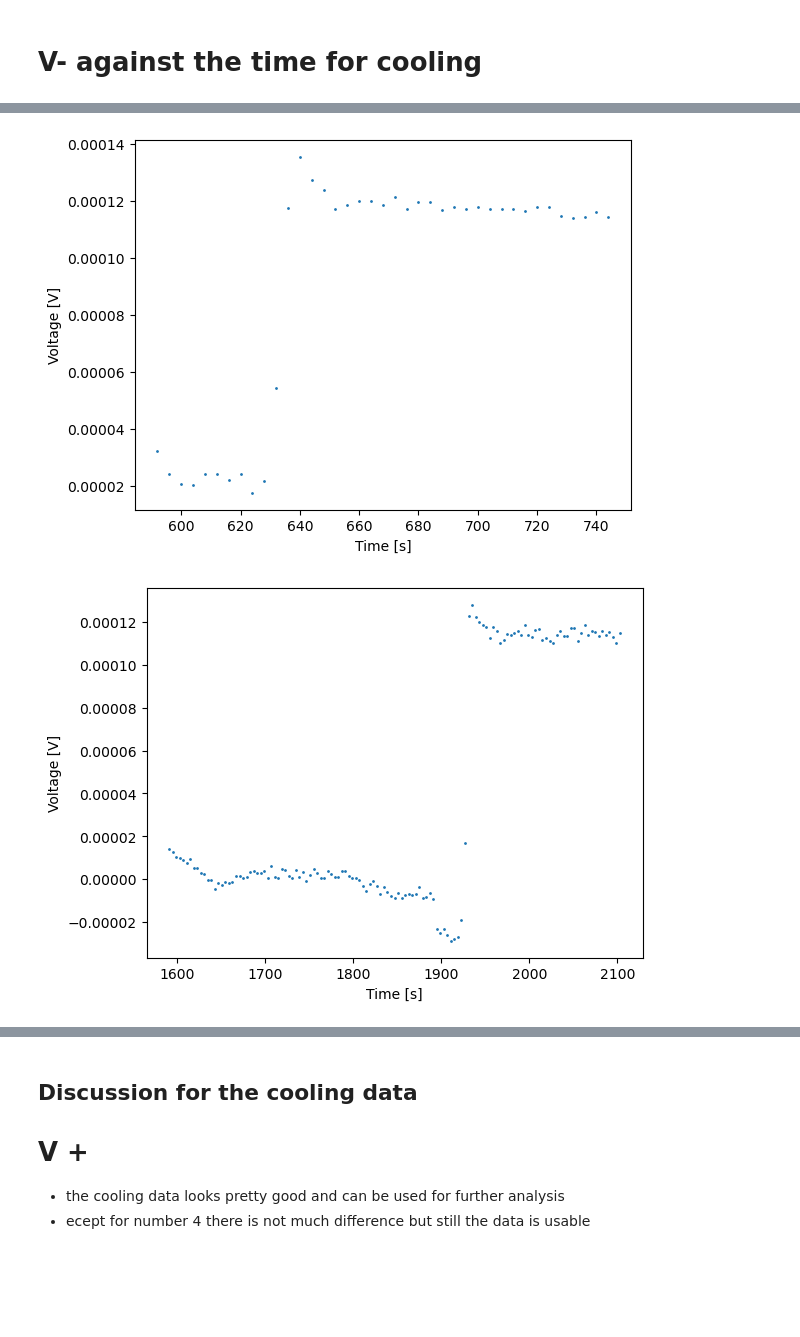
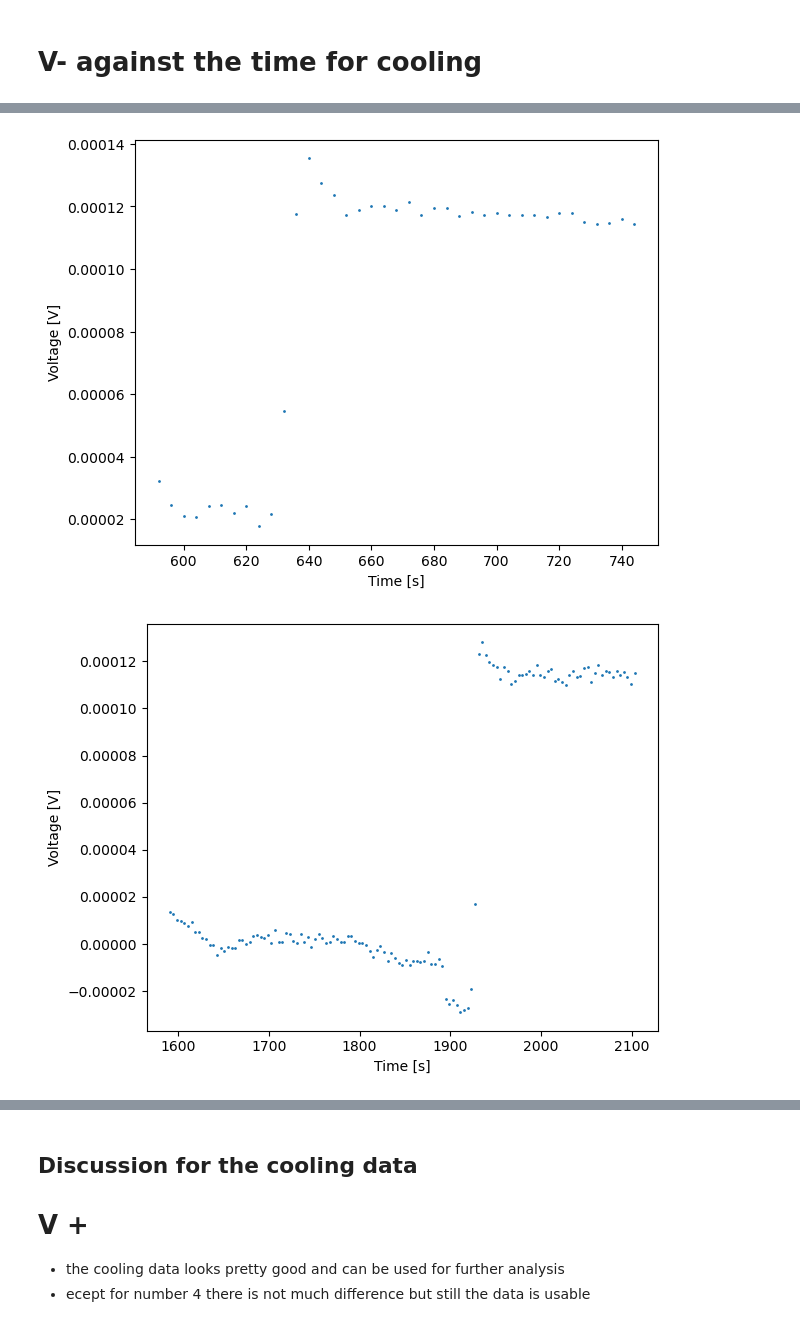
Before and after one commit to JanZur/Solid_state_physics_lab, a Jupyter notebook: solidstates_lab.ipynb, the cells around one changed output, grey strips where cells are left out. Drawn from its saved outputs; the diff is of its cells as text; code cells hidden in the pictures; blank space fills up the shorter version.

```diff
--- a/solidstates_lab.ipynb
+++ b/solidstates_lab.ipynb
@@ -27,12 +27,3 @@ for data in all_data :
 'all_data = [measurement_01_data, measurement_02_data, measurement_03_data, measurement_04_data, measurement_05_data,\n             measurement_06_data]\n\nfor data in all_data :\n    data[:,4] = -dat ...
 # %% [markdown]
 Tbefore, I+, V+, I-, V-, Tafter, Tbase,Time
-# %%
-#plot the temperature average against the average of voltage
-
-
-for data in all_data :
-    plt.scatter(data[:,5],data[:,4], s = 1)
-    plt.xlabel('Temperature [K]')
-    plt.ylabel('Voltage [V]')
-    plt.xlim(80,150)
@@ -144,12 +133,13 @@ heating_data_06 = measurement_06_data
 #plot the voltage V+ against the time for the heating and cooling data only for heating
 titles = ['heating_time_vs_voltage_01_Vplus.png', 'heating_time_vs_voltage_02_Vplus.png', 'heating_time_vs_voltage_03_Vplus.png',
           'heating_time_vs_voltage_04_Vplus.png', 'heating_time_vs_voltage_05_Vplus.png', 'heating_time_vs_voltage_06_Vplus.png']
+titles = titles[::-1]
 for data in [heating_data_01, heating_data_02, heating_data_03, heating_data_04, heating_data_05, heating_data_06] :
     plt.scatter(data[:,7], data[:,2], s = 1)
     plt.xlabel('Time [s]')
     plt.ylabel('Voltage [V]')
     #invert title array
-    titles = titles[::-1]
+    plt.tight_layout()
     plt.savefig(titles.pop())
     plt.show()
 # %% [output]
@@ -165,7 +155,7 @@ for data in [heating_data_01, heating_data_02, heating_data_03, heating_data_04,
 #plot the voltage V- against the time for the heating and cooling data only for heating
 titles = ['heating_time_vs_voltage_01_Vminus.png', 'heating_time_vs_voltage_02_Vminus.png',
           'heating_time_vs_voltage_03_Vminus.png', 'heating_time_vs_voltage_04_Vminus.png', 'heating_time_vs_voltage_05_Vminus.png', 'heating_time_vs_voltage_06_Vminus.png']
-
+titles = titles[::-1]
 for data in [heating_data_01, heating_data_02, heating_data_03, heating_data_04, heating_data_05, heating_data_06] :
     #print the value of the temperature first and last
     print(data[0,5], data[-1,5])
@@ -173,7 +163,9 @@ for data in [heating_data_01, heating_data_02, heating_data_03, heating_data_04,
     plt.xlabel('Time [s]')
     plt.ylabel('Voltage [V]')
     #invert title array
-    titles = titles[::-1]
+
+    plt.tight_layout()
     plt.savefig(titles.pop())
+    plt.show()
 # %% [output]
 78.183 140.234
@@ -198,14 +195,13 @@ for data in [heating_data_01, heating_data_02, heating_data_03, heating_data_04,
 #plot the voltage V+ against the time for cooling
 titles = ['cooling_time_vs_voltage_01_Vplus.png', 'cooling_time_vs_voltage_02_Vplus.png', 'cooling_time_vs_voltage_03_Vplus.png',
             'cooling_time_vs_voltage_04_Vplus.png', 'cooling_time_vs_voltage_05_Vplus.png']
-
+titles = titles[::-1]
 
 for data in [cooling_data_01, cooling_data_02, cooling_data_03, cooling_data_04, cooling_data_05] :
     plt.scatter(data[:,7], data[:,2], s = 1)
     plt.xlabel('Time [s]')
     plt.ylabel('Voltage [V]')
-    #invert title array
-    titles = titles[::-1]
+    plt.tight_layout()
     plt.savefig(titles.pop())
 
     plt.show()
@@ -220,13 +216,12 @@ for data in [cooling_data_01, cooling_data_02, cooling_data_03, cooling_data_04,
 # %%
 titles = ['cooling_time_vs_voltage_01_Vminus.png', 'cooling_time_vs_voltage_02_Vminus.png', 'cooling_time_vs_voltage_03_Vminus.png',
             'cooling_time_vs_voltage_04_Vminus.png', 'cooling_time_vs_voltage_05_Vminus.png']
-
+titles = titles[::-1]
 for data in [cooling_data_01, cooling_data_02, cooling_data_03, cooling_data_04, cooling_data_05] :
     plt.scatter(data[:,7], data[:,4], s = 1)
     plt.xlabel('Time [s]')
     plt.ylabel('Voltage [V]')
-    #invert title array
-    titles = titles[::-1]
+    plt.tight_layout()
     plt.savefig(titles.pop())
     plt.show()
 # %% [output]
@@ -235,2 +230,2 @@ for data in [cooling_data_01, cooling_data_02, cooling_data_03, cooling_data_04,
-[figure, old version]
+[figure, new version]
-[figure, old version]
+[figure, new version]
```
Also changed, not shown: parts of 28 cells of this notebook, 22 other files.
